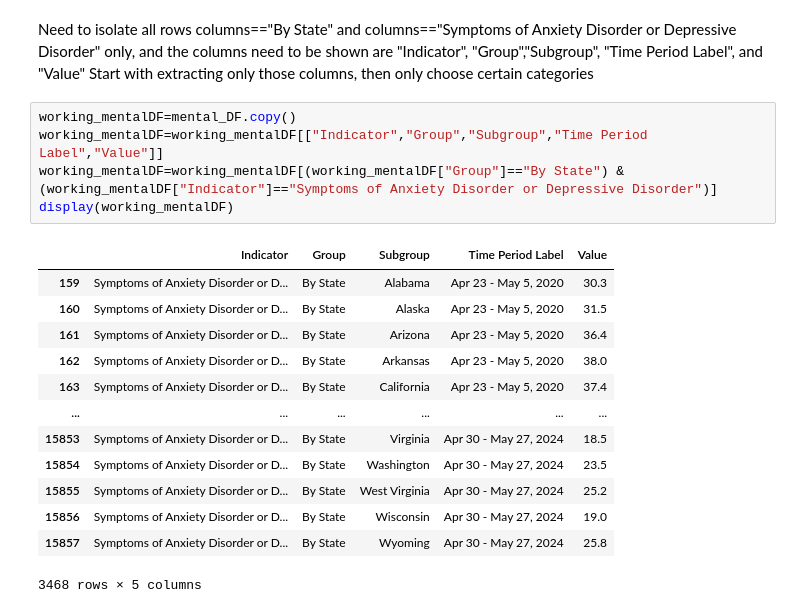
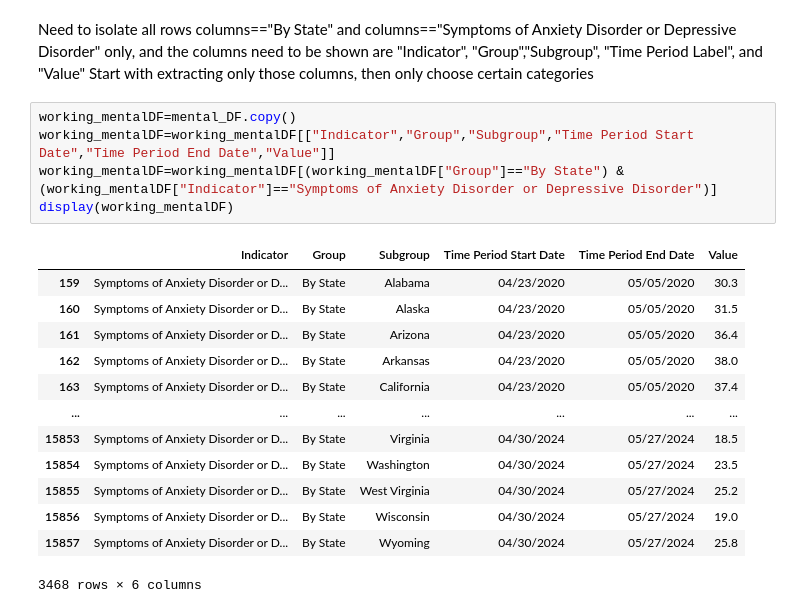
Before and after one commit to kittysinaga/Capstone_Project, a Jupyter notebook: Working.ipynb, the cells around one changed output. Cells and saved outputs as stored; diff of their text form.

```diff
--- a/Working.ipynb
+++ b/Working.ipynb
@@ -49,20 +56,20 @@ Need to isolate all rows columns=="By State" and columns=="Symptoms of Anxiety D
 Start with extracting only those columns, then only choose certain categories
 # %%
 working_mentalDF=mental_DF.copy()
-working_mentalDF=working_mentalDF[["Indicator","Group","Subgroup","Time Period Label","Value"]]
+working_mentalDF=working_mentalDF[["Indicator","Group","Subgroup","Time Period Start Date","Time Period End Date","Value"]]
 working_mentalDF=working_mentalDF[(working_mentalDF["Group"]=="By State") & (working_mentalDF["Indicator"]=="Symptoms of Anxiety Disorder or Depressive Disorder")]
 display(working_mentalDF)
 # %% [output]
-|  | Indicator | Group | Subgroup | Time Period Label | Value |
-| 159 | Symptoms of Anxiety Disorder or D... | By State | Alabama | Apr 23 - May 5, 2020 | 30.3 |
-| 160 | Symptoms of Anxiety Disorder or D... | By State | Alaska | Apr 23 - May 5, 2020 | 31.5 |
-| 161 | Symptoms of Anxiety Disorder or D... | By State | Arizona | Apr 23 - May 5, 2020 | 36.4 |
-| 162 | Symptoms of Anxiety Disorder or D... | By State | Arkansas | Apr 23 - May 5, 2020 | 38.0 |
-| 163 | Symptoms of Anxiety Disorder or D... | By State | California | Apr 23 - May 5, 2020 | 37.4 |
-| ... | ... | ... | ... | ... | ... |
-| 15853 | Symptoms of Anxiety Disorder or D... | By State | Virginia | Apr 30 - May 27, 2024 | 18.5 |
-| 15854 | Symptoms of Anxiety Disorder or D... | By State | Washington | Apr 30 - May 27, 2024 | 23.5 |
-| 15855 | Symptoms of Anxiety Disorder or D... | By State | West Virginia | Apr 30 - May 27, 2024 | 25.2 |
-| 15856 | Symptoms of Anxiety Disorder or D... | By State | Wisconsin | Apr 30 - May 27, 2024 | 19.0 |
-| 15857 | Symptoms of Anxiety Disorder or D... | By State | Wyoming | Apr 30 - May 27, 2024 | 25.8 |
+|  | Indicator | Group | Subgroup | Time Period Start Date | Time Period End Date | Value |
+| 159 | Symptoms of Anxiety Disorder or D... | By State | Alabama | 04/23/2020 | 05/05/2020 | 30.3 |
+| 160 | Symptoms of Anxiety Disorder or D... | By State | Alaska | 04/23/2020 | 05/05/2020 | 31.5 |
+| 161 | Symptoms of Anxiety Disorder or D... | By State | Arizona | 04/23/2020 | 05/05/2020 | 36.4 |
+| 162 | Symptoms of Anxiety Disorder or D... | By State | Arkansas | 04/23/2020 | 05/05/2020 | 38.0 |
+| 163 | Symptoms of Anxiety Disorder or D... | By State | California | 04/23/2020 | 05/05/2020 | 37.4 |
+| ... | ... | ... | ... | ... | ... | ... |
+| 15853 | Symptoms of Anxiety Disorder or D... | By State | Virginia | 04/30/2024 | 05/27/2024 | 18.5 |
+| 15854 | Symptoms of Anxiety Disorder or D... | By State | Washington | 04/30/2024 | 05/27/2024 | 23.5 |
+| 15855 | Symptoms of Anxiety Disorder or D... | By State | West Virginia | 04/30/2024 | 05/27/2024 | 25.2 |
+| 15856 | Symptoms of Anxiety Disorder or D... | By State | Wisconsin | 04/30/2024 | 05/27/2024 | 19.0 |
+| 15857 | Symptoms of Anxiety Disorder or D... | By State | Wyoming | 04/30/2024 | 05/27/2024 | 25.8 |
-3468 rows × 5 columns
+3468 rows × 6 columns
```
Also changed, not shown: parts of 8 cells of this notebook.
